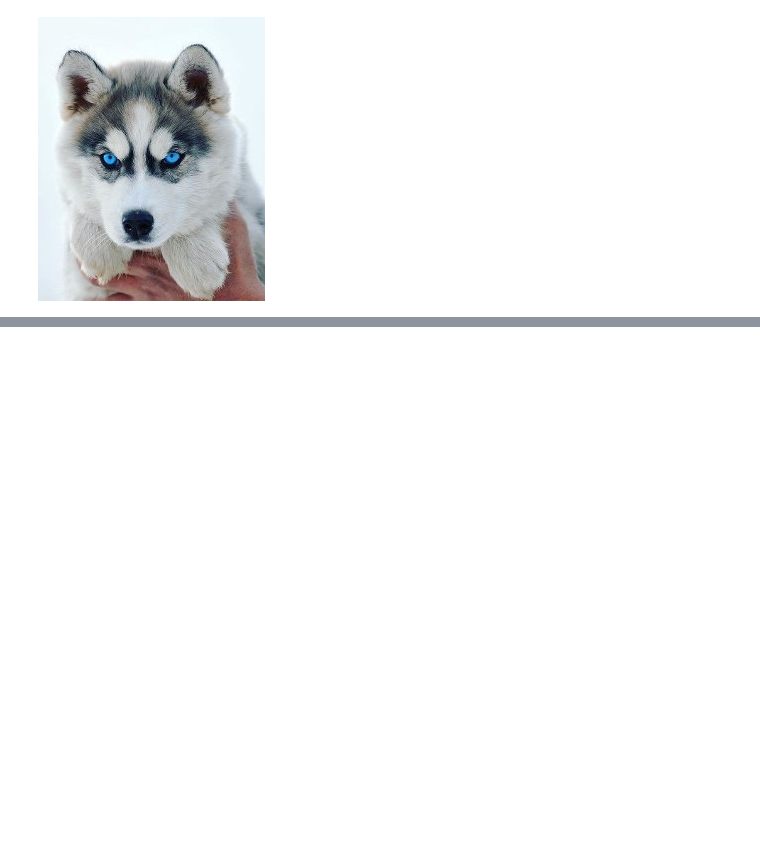
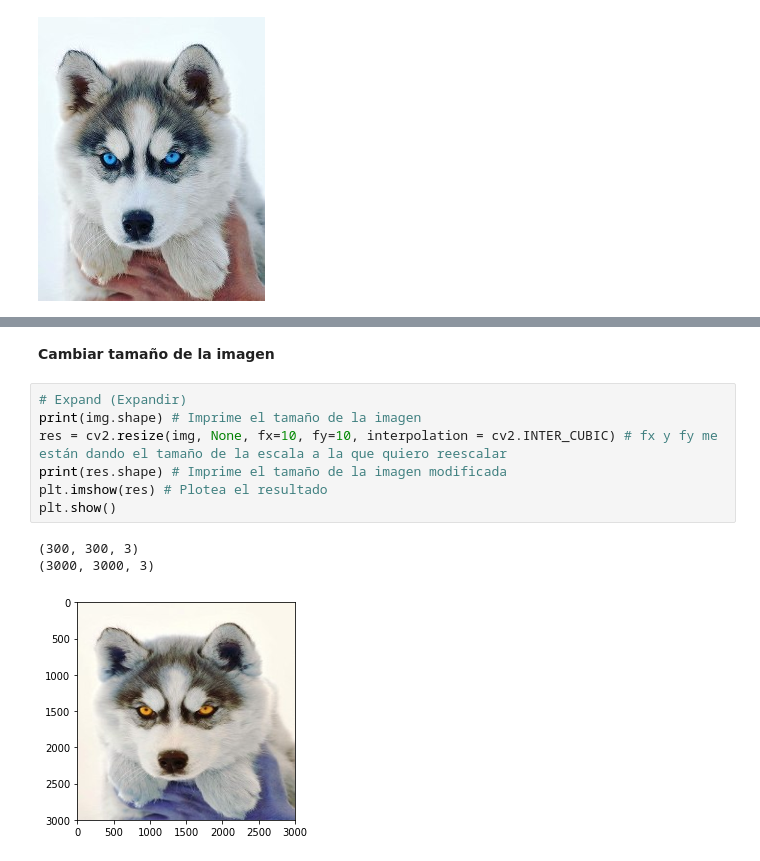
Before and after one commit to Telury/primagen, a Jupyter notebook: ejemplo.ipynb, the cells around one changed output, grey strips where cells are left out. Cells and saved outputs as stored; diff of their text form; blank space fills up the shorter version.

```diff
--- a/ejemplo.ipynb
+++ b/ejemplo.ipynb
@@ -38,0 +87,13 @@ cv2_imshow(img)
+# %% [markdown]
+**Cambiar tamaño de la imagen**
+# %%
+# Expand (Expandir)
+print(img.shape) # Imprime el tamaño de la imagen
+res = cv2.resize(img, None, fx=10, fy=10, interpolation = cv2.INTER_CUBIC) # fx y fy me están dando el tamaño de la escala a la que quiero reescalar
+print(res.shape) # Imprime el tamaño de la imagen modificada
+plt.imshow(res) # Plotea el resultado
+plt.show()
+# %% [output]
+(300, 300, 3)
+(3000, 3000, 3)
+[figure, added]
```
Also changed, not shown: parts of 15 cells of this notebook.
